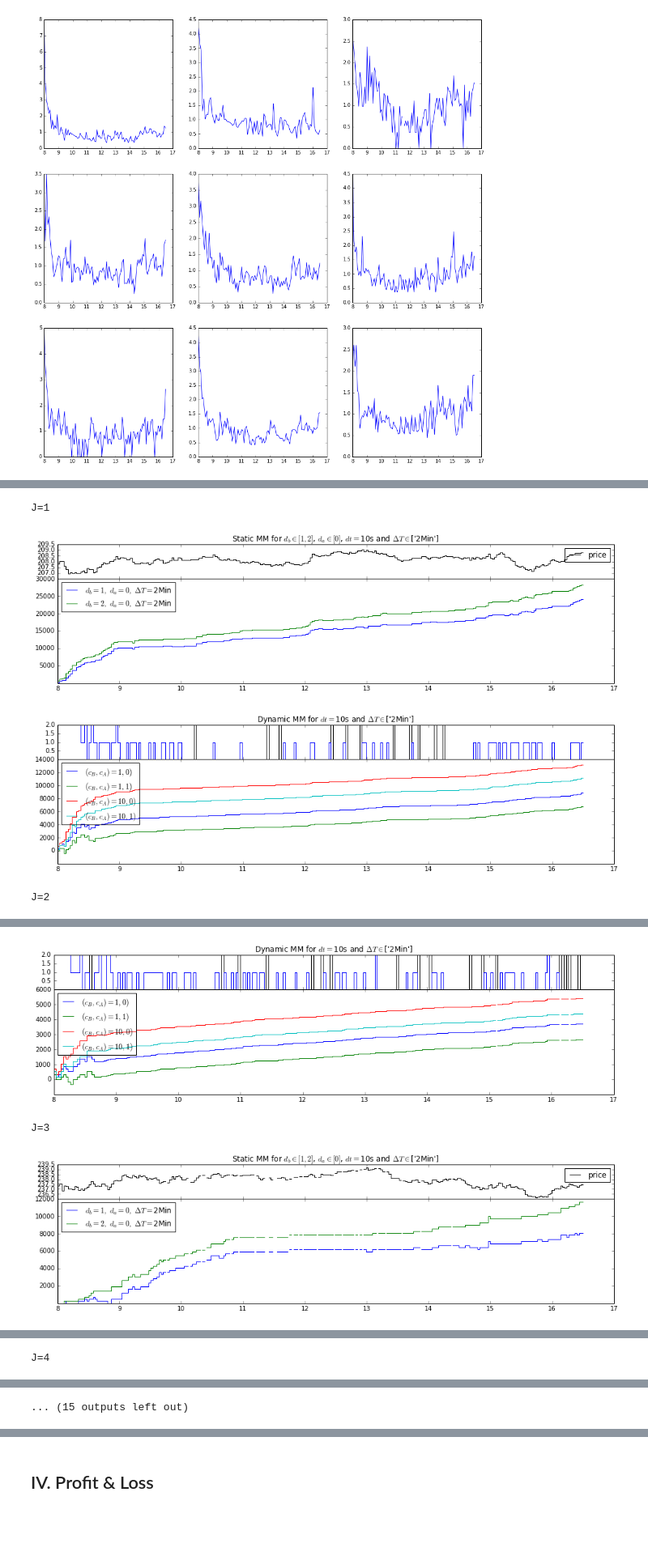
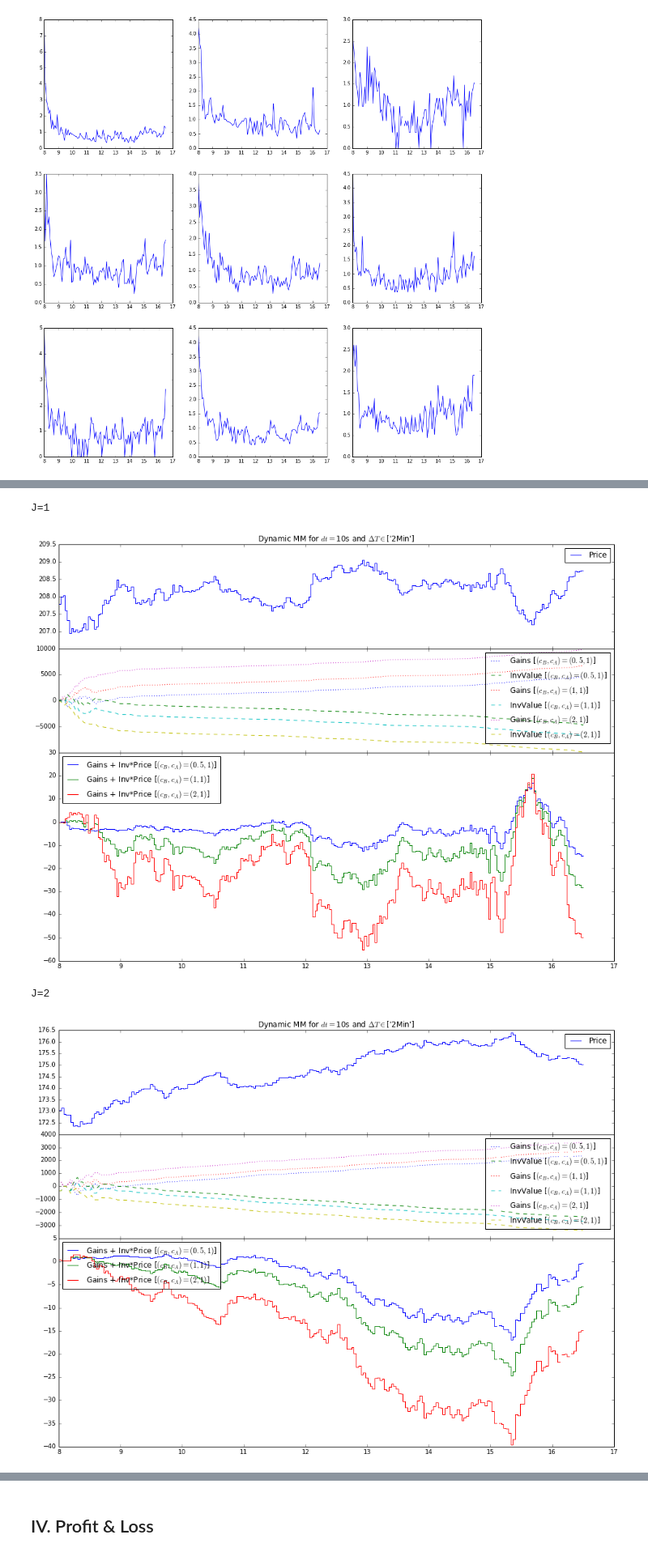
Before and after one commit to m-legrand/TD_Laruelle, a Jupyter notebook: Seance4/TP4.ipynb, the cells around one changed output, grey strips where cells are left out. Shown at 81% size. Drawn from its saved outputs; the diff is of its cells as text; code cells hidden in the pictures; blank space fills up the shorter version.

```diff
--- a/Seance4/TP4.ipynb
+++ b/Seance4/TP4.ipynb
@@ -438,7 +436,7 @@ La meilleure performance symétrique est donnée par $(0,0)$ avec un score de $1
 # %%
 # Résultats sur les différentes données :
-for J in [1]+range(3,10):
-    print('J='+str(J))
-    staticMarketMaking(db_l=[1,2], da_l=[0], J=J, Height=4)
+for j in [1]+range(3,10):
+    print('J='+str(j))
+    staticMarketMaking(db_l=[1,2], da_l=[0], J=j, Height=4)
 # %% [output]
 J=1
@@ -565,11 +569,10 @@ J=8
 # %%
 # Résultats sur les différentes données :
 for J in range(1,10):
     print('J='+str(J))
-    staticMarketMaking(db_l=[1,2], da_l=[0], J=J, Height=4)
-    plotDynMM(cb_l=[1,10], ca_l=[1/10,1], J=J, Height=4)
+    plotDynMM(ca_l=[1], J=J, Height=12)
 # %% [output]
 J=1
-[figure, old version]
+[figure, new version]
+J=2
-[figure, old version]
+[figure, new version]
-J=2
@@ -577,3 +580,0 @@ J=2
-[figure, removed]
-J=3
-[figure, removed]
@@ -581 +580,0 @@ J=3
-J=4
@@ -584 +580,0 @@ J=4
-... (15 outputs left out)
```
Also changed, not shown: parts of 15 cells of this notebook.
